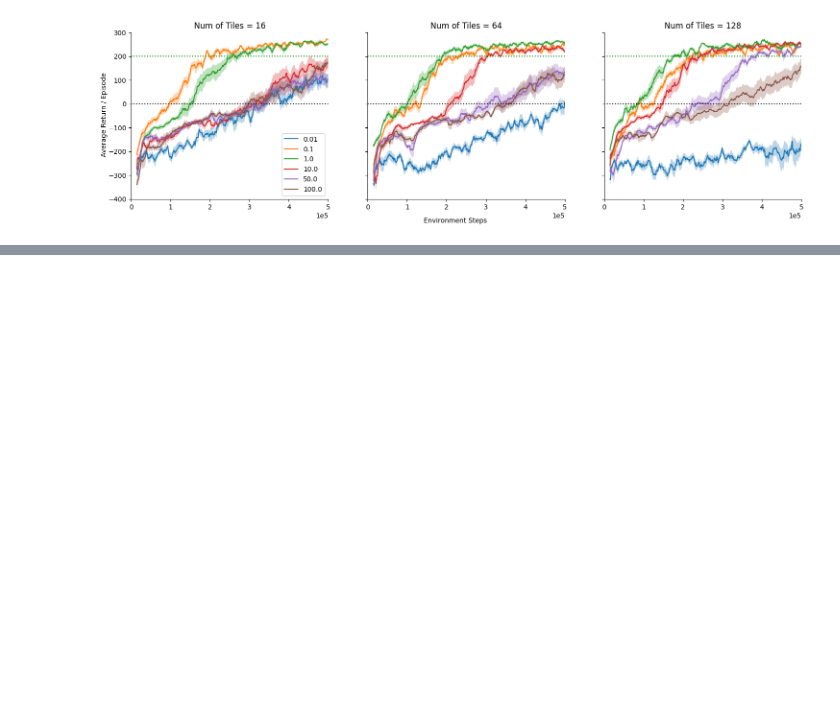
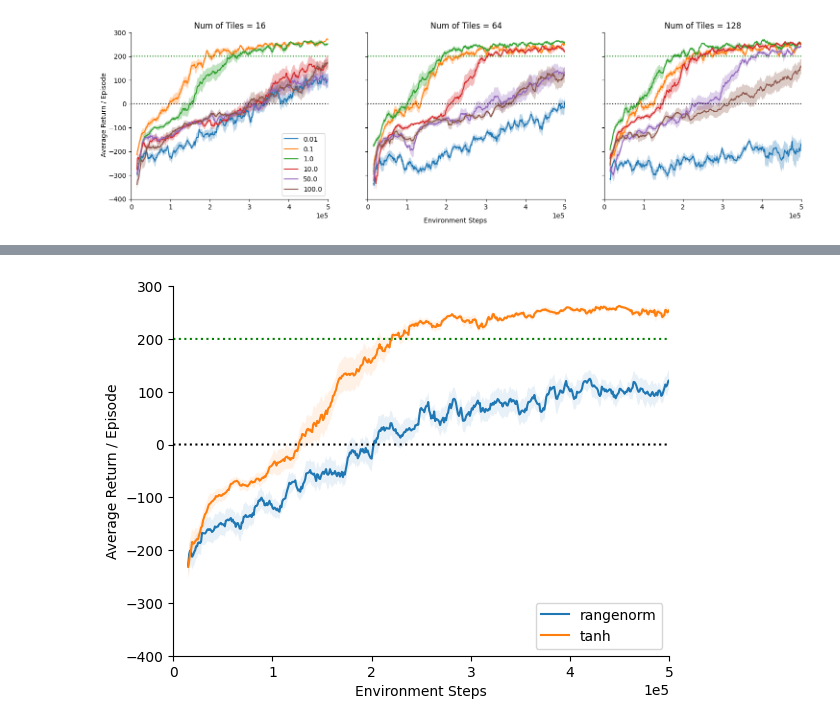
Before and after one commit to vtkachuk4/RL1-Project, a Jupyter notebook: target/plot.ipynb, the cells around one changed output, grey strips where cells are left out. Drawn from its saved outputs; the diff is of its cells as text; code cells hidden in the pictures; blank space fills up the shorter version.

Commit message:
Added FTA tanh vs rangenorm data and plottinh

```diff
--- a/target/plot.ipynb
+++ b/target/plot.ipynb
@@ -230,0 +275,49 @@ Text(0.09, 0.5, 'Average Return / Episode')
+# %%
+which_scores = "scores" # "avg_scores" or "scores"
+smoothness = 10 # int or None
+include_ftabest = True
+
+for i, activation in enumerate(sorted(df_dict.keys())):
+    if not include_ftabest and activation == "ftabest":
+        continue
+    for target in sorted(df_dict[activation].keys()):
+        runs = df_dict[activation][target]["runs"]
+        if runs < 10:
+            continue
+
+        # smoothing scores for each run and calculating mean and ste
+        scores = df_dict[activation][target][which_scores]
+        smooth_scores = smooth_data(scores, smoothness)
+        scores_mean, scores_ste = get_mean_ste(smooth_scores)
+
+        x_start_index = df_dict[activation][target]["steps"].shape[0] - smooth_scores.shape[0]
+        x = df_dict[activation][target]["steps"][x_start_index:]
+
+        # if activation == "fta":
+        #     color = "k"
+        # elif activation == "ftabest":
+        #     color = "g"
+        # elif activation == "relu":
+        #     color = "r"
+        # else:
+        #     color = "b"
+        style = ":" if target =="True" else "-"
+        # target_label = "with_target" if target =="True" else "wo_target"
+        plt.plot(x, scores_mean, f"{style}", label=f"{activation}")
+        plt.fill_between(x, scores_mean+scores_ste, scores_mean-scores_ste, alpha=0.1,linestyle=style)
+plt.legend(loc="lower right")
+plt.plot(np.zeros(500000), "k:")
+plt.plot(np.zeros(500000)+200, "g:")
+# plt.title("FTA vs ReLU")
+plt.ylim([-400, 300])
+plt.xlim([0, 500000])
+# plt.grid()
+ax = plt.gca()
+ax.spines.right.set_visible(False)
+ax.spines.top.set_visible(False)
+ax.ticklabel_format(axis='x', style='sci', scilimits=(0,0))
+ax.set_xlabel("Environment Steps")
+ax.set_ylabel("Average Return / Episode")
+plt.show()
+# %% [output]
+[figure, added]
```
Also changed, not shown: parts of 2 cells of this notebook, 20 other files.
